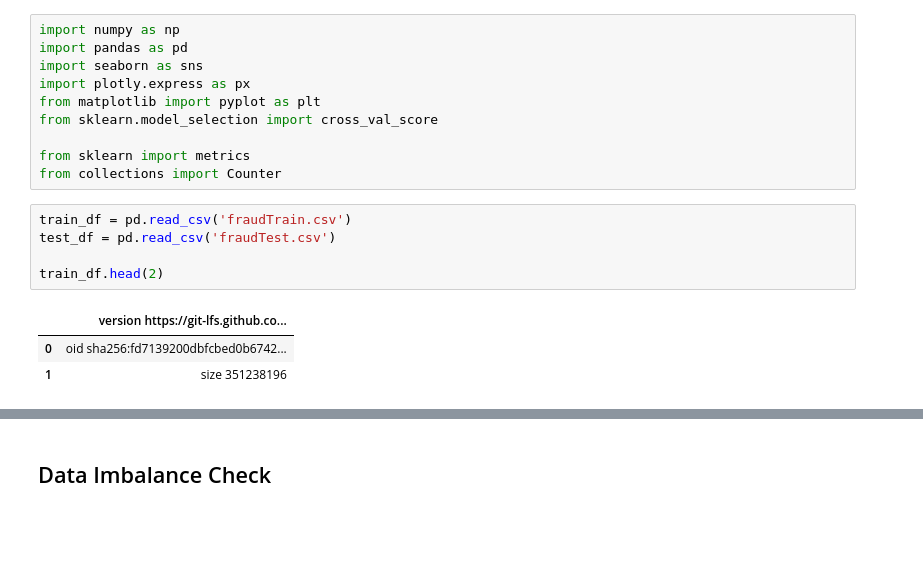
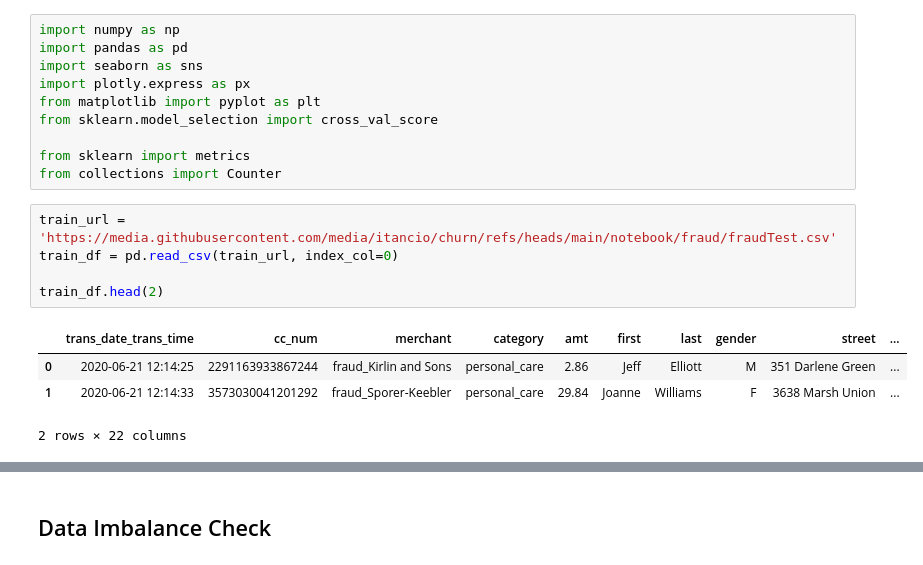
Before and after one commit to itancio/churn, a Jupyter notebook: notebook/fraud/model_fraud.ipynb, the cells around one changed output, grey strips where cells are left out. Saved outputs shown, nothing was run; the diff lists cells and outputs as text; blank space fills up the shorter version.

```diff
--- a/notebook/fraud/model_fraud.ipynb
+++ b/notebook/fraud/model_fraud.ipynb
@@ -79,14 +79,15 @@ from sklearn.model_selection import cross_val_score
 from sklearn import metrics
 from collections import Counter
 # %%
-train_df = pd.read_csv('fraudTrain.csv')
-test_df = pd.read_csv('fraudTest.csv')
+train_url = 'https://media.githubusercontent.com/media/itancio/churn/refs/heads/main/notebook/fraud/fraudTest.csv'
+train_df = pd.read_csv(train_url, index_col=0)
 
 train_df.head(2)
 # %% [output]
-|  | version https://git-lfs.github.co... |
-| 0 | oid sha256:fd7139200dbfcbed0b6742... |
-| 1 | size 351238196 |
+|  | trans_date_trans_time | cc_num | merchant | category | amt | first | last | gender | street | ... |
+| 0 | 2020-06-21 12:14:25 | 2291163933867244 | fraud_Kirlin and Sons | personal_care | 2.86 | Jeff | Elliott | M | 351 Darlene Green | ... |
+| 1 | 2020-06-21 12:14:33 | 3573030041201292 | fraud_Sporer-Keebler | personal_care | 29.84 | Joanne | Williams | F | 3638 Marsh Union | ... |
+2 rows × 22 columns
 # %%
 train_df.describe()
 # %% [output]
```
Also changed, not shown: parts of 28 cells of this notebook.
